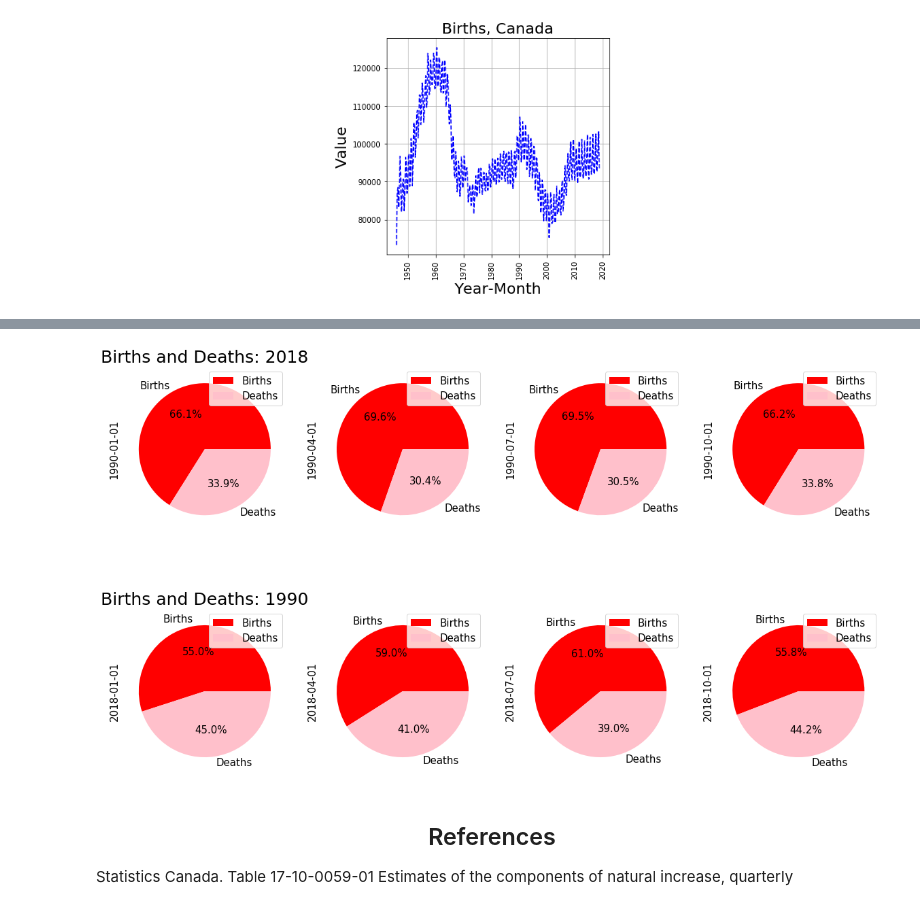
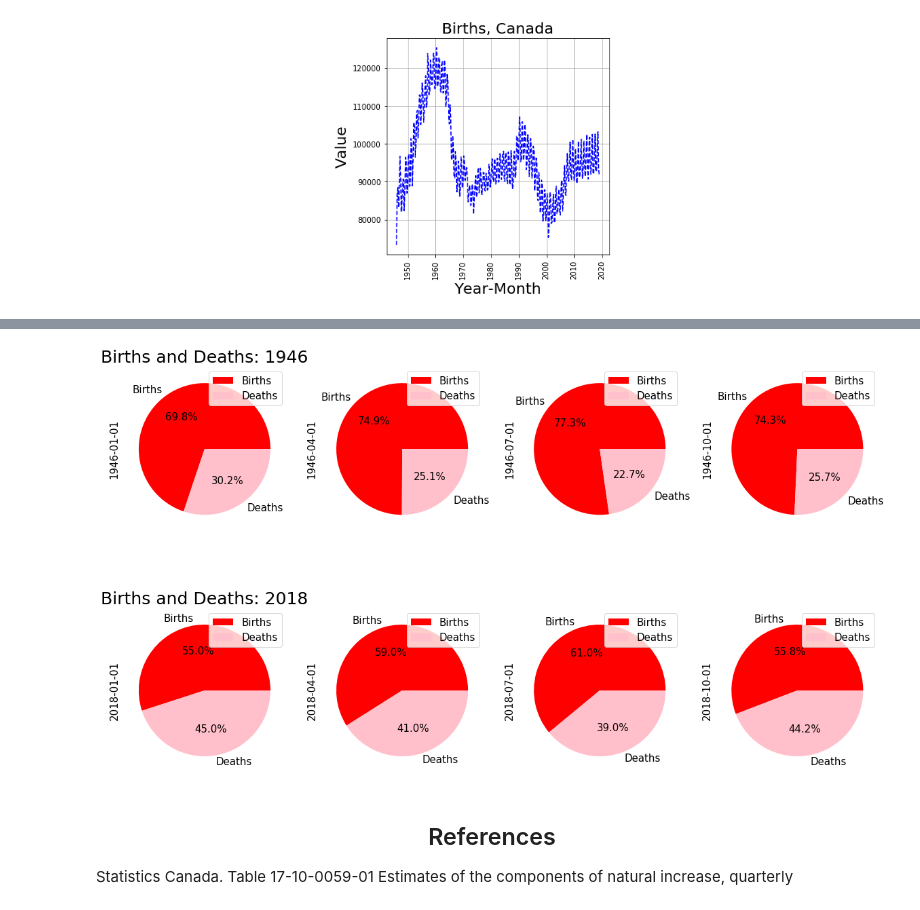
Before and after one commit to callysto/notebook-templates, a Jupyter notebook: templates/StatsCanFinalTemplates/StatsCanDemo_Birth,Death,Marriage.ipynb, the cells around one changed output, grey strips where cells are left out. Saved outputs shown, nothing was run; the diff lists cells and outputs as text; code cells hidden in the pictures.

Commit message:
Update: comments, single dataset

```diff
--- a/templates/StatsCanFinalTemplates/StatsCanDemo_Birth,Death,Marriage.ipynb
+++ b/templates/StatsCanFinalTemplates/StatsCanDemo_Birth,Death,Marriage.ipynb
@@ -357,25 +317,35 @@ Tab(children=(VBox(children=(HBox(children=(Dropdown(description='Select locatio
 # %%
+
+
+# This function takes as input a dataframe and a quarter, and returns a dataframe with data from that year only
 def get_year_pd(dataframe,year):
-    # THIS IS GENERIC
+    # Get REF_DATE value containing the year we are interested in
     df_year = dataframe.loc[(dataframe["REF_DATE"] == str(year))]
+    # Rename column for easier readability
     df4 = df_year.rename(index=str, columns={"VALUE": year,"GEO":"Geography"})
+    # Drop REF_DATE column - not needed anymore as we have a single year now
     df4 = df4.drop(columns="REF_DATE")
 
     return df4
 
-df_2010_f = get_year_pd(df_less2,"1990-01-01")
-df_2010_s = get_year_pd(df_less2,"1990-04-01")
-df_2010_t = get_year_pd(df_less2,"1990-07-01")
-df_2010_fo = get_year_pd(df_less2,"1990-10-01")
+# Use function to get first four quarters in 1990 and 2018
+df_2010_f = get_year_pd(df_less2,str(year_q.value).split("-")[0] + "-01-01")
+df_2010_s = get_year_pd(df_less2,str(year_q.value).split("-")[0] + "-04-01")
+df_2010_t = get_year_pd(df_less2,str(year_q.value).split("-")[0] + "-07-01")
+df_2010_fo = get_year_pd(df_less2,str(year_q.value).split("-")[0] + "-10-01")
 
 df_2018_f = get_year_pd(df_less2,"2018-01-01")
 df_2018_s = get_year_pd(df_less2,"2018-04-01")
 df_2018_t = get_year_pd(df_less2,"2018-07-01")
 df_2018_fo = get_year_pd(df_less2,"2018-10-01")
+
+# Merge all quarters for 1990 into new dataframe
 new_df10 = pd.merge(pd.merge(pd.merge(df_2010_f,df_2010_s),df_2010_t),df_2010_fo)
+# Merge all quarters for 2018 into new dataframe
 new_df18 = pd.merge(pd.merge(pd.merge(df_2018_f,df_2018_s),df_2018_t),df_2018_fo)
 new_df = pd.merge(new_df10,new_df18)
 
+# We are interested in the proportion of birth and death for two given years, on a quarterly basis
 df3 = new_df.iloc[2:,:]
 df4 = df3[df3["Estimates"]=="Births"]
 df5 = df3[df3["Estimates"]=="Deaths"]
@@ -392,6 +365,10 @@ whichPo
 # %%
+# Plotting piecharts
+
+# Font size format
 plt.rcParams.update({'font.size': 15})
 
+# Handle case where data is not found
 if whichPo.size==0:
     fig = plt.figure(figsize=(5,5))
 
@@ -400,10 +377,12 @@ if whichPo.size==0:
     plt.axis("Off")
 
 else:
-    temp1 = whichPo['1990-01-01']
-    temp2 = whichPo['1990-04-01']
-    temp3 = whichPo['1990-07-01']
-    temp4 = whichPo['1990-10-01']
+    # Assuming data exists for both time series
+    # Assign each quarter to a variable - will use this later when plotting
+    temp1 = whichPo[str(year_q.value).split("-")[0] + '-01-01']
+    temp2 = whichPo[str(year_q.value).split("-")[0] + '-04-01']
+    temp3 = whichPo[str(year_q.value).split("-")[0] + '-07-01']
+    temp4 = whichPo[str(year_q.value).split("-")[0] + '-10-01']
 
     temp11 = whichPo['2018-01-01']
     temp21 = whichPo['2018-04-01']
@@ -412,46 +391,62 @@ else:
 
     fig = plt.figure(figsize=(20,12))
 
+    # Pie chart births and deaths 2018
     ax1 = fig.add_subplot(241)
     temp1.plot(kind = 'pie', subplots=True,
                legend=True, autopct='%2.1f%%', radius=1,labels=whichPo['Estimates'],colors = ['red', 'pink'])
-    plt.title("Births and Deaths: 2018",fontsize=25)
+    plt.title("Births and Deaths: " +str(year_q.value).split("-")[0] ,fontsize=25)
 
 
 
+    # Use variables containing number of deaths and births and use .plot command
+    # Add subplot for each pie chart
     ax2 = fig.add_subplot(242)
+
     temp2.plot(kind = 'pie', subplots=True,
                legend=True, autopct='%1.1f%%', radius=1,labels=whichPo['Estimates'],colors = ['red', 'pink'])
 
+    # Use variables containing number of deaths and births and use .plot command
+    # Add subplot for each pie chart
     ax3 = fig.add_subplot(243)
     temp3.plot(kind = 'pie', subplots=True,
                legend=True, autopct='%1.1f%%', radius=1,labels=whichPo['Estimates'],colors = ['red', 'pink'])
 
+    # Use variables containing number of deaths and births and use .plot command
+    # Add subplot for each pie chart
     ax4 = fig.add_subplot(244)
     temp4.plot(kind = 'pie', subplots=True,
                 legend=True, autopct='%1.1f%%', radius=1,labels=whichPo['Estimates'],colors = ['red', 'pink'])
 
+    # Use variables containing number of deaths and births and use .plot command
+    # Add subplot for each pie chart
     ax5 = fig.add_subplot(245)
-    plt.title("Births and Deaths: 1990",fontsize=25)
+    plt.title("Births and Deaths: 2018",fontsize=25)
 
     temp11.plot(kind = 'pie', subplots=True,
                legend=True, autopct='%1.1f%%', radius=1,labels=whichPo['Estimates'],colors = ['red', 'pink'])
 
+    # Use variables containing number of deaths and births and use .plot command
+    # Add subplot for each pie chart
     ax6 = fig.add_subplot(246)
     temp21.plot(kind = 'pie', subplots=True,
                legend=True, autopct='%1.1f%%', radius=1,labels=whichPo['Estimates'],colors = ['red', 'pink'])
 
+    # Use variables containing number of deaths and births and use .plot command
+    # Add subplot for each pie chart
     ax7 = fig.add_subplot(247)
     temp31.plot(kind = 'pie', subplots=True,
                legend=True, autopct='%1.1f%%', radius=1,labels=whichPo['Estimates'],colors = ['red', 'pink'])
 
+    # Use variables containing number of deaths and births and use .plot command
+    # Add subplot for each pie chart
     ax8 = fig.add_subplot(248)
     temp41.plot(kind = 'pie', subplots=True,
                 legend=True, autopct='%1.1f%%', radius=1,labels=whichPo['Estimates'],colors = ['red', 'pink'])
 
     plt.show()
 # %% [output]
-[figure, old version]
+[figure, new version]
 # %% [markdown]
 <h2 align='center'>References</h2>
 
```
Also changed, not shown: parts of 13 cells of this notebook.
